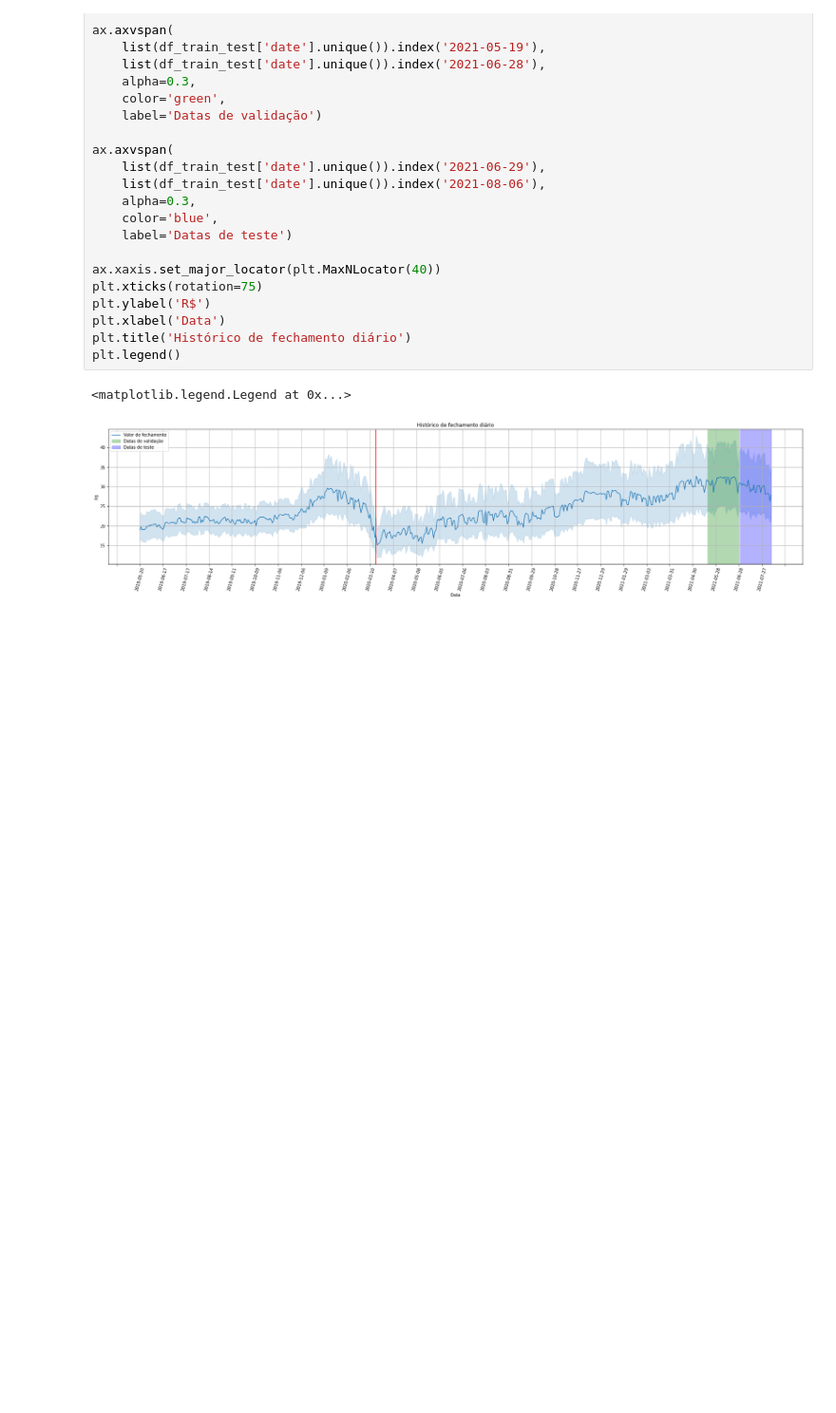
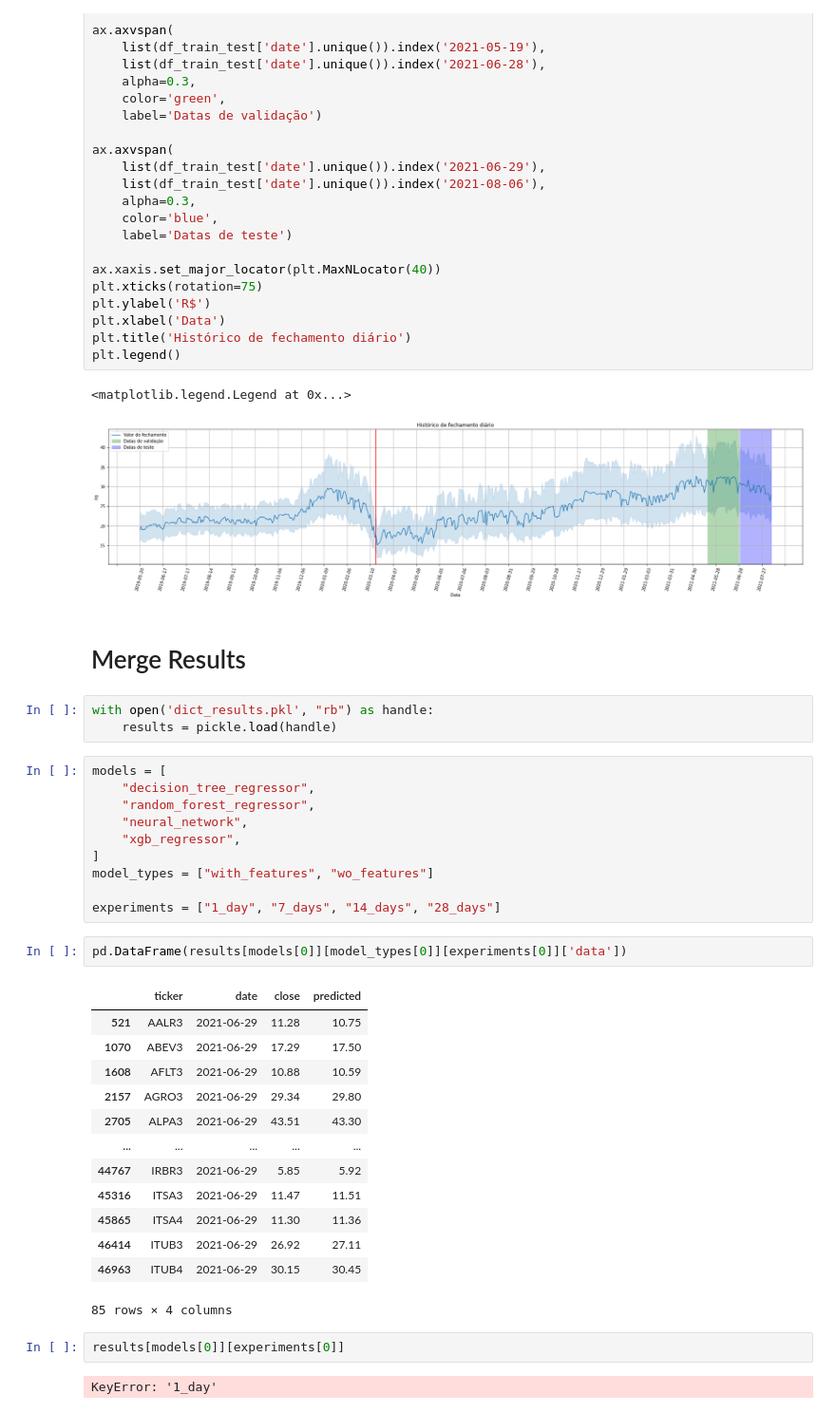
Before and after one commit to brunno-oliveira/b3-invest, a Jupyter notebook: notebook/plot_graphs.ipynb, the cells around one changed output. Shown at 95% size. Cells and saved outputs as stored; diff of their text form; blank space fills up the shorter version.

Commit message:
consolidacao dos experimento finais

```diff
--- a/notebook/plot_graphs.ipynb
+++ b/notebook/plot_graphs.ipynb
@@ -130,3 +131,38 @@ plt.legend()
 # %% [output]
 <matplotlib.legend.Legend at 0x...>
 [figure]
+# %% [markdown]
+# Merge Results
+# %%
+with open('dict_results.pkl', "rb") as handle:
+    results = pickle.load(handle)
+# %%
+models = [
+    "decision_tree_regressor",
+    "random_forest_regressor",
+    "neural_network",
+    "xgb_regressor",
+]
+model_types = ["with_features", "wo_features"]
+
+experiments = ["1_day", "7_days", "14_days", "28_days"]
+# %%
+pd.DataFrame(results[models[0]][model_types[0]][experiments[0]]['data'])
+# %% [output]
+|  | ticker | date | close | predicted |
+| 521 | AALR3 | 2021-06-29 | 11.28 | 10.75 |
+| 1070 | ABEV3 | 2021-06-29 | 17.29 | 17.50 |
+| 1608 | AFLT3 | 2021-06-29 | 10.88 | 10.59 |
+| 2157 | AGRO3 | 2021-06-29 | 29.34 | 29.80 |
+| 2705 | ALPA3 | 2021-06-29 | 43.51 | 43.30 |
+| ... | ... | ... | ... | ... |
+| 44767 | IRBR3 | 2021-06-29 | 5.85 | 5.92 |
+| 45316 | ITSA3 | 2021-06-29 | 11.47 | 11.51 |
+| 45865 | ITSA4 | 2021-06-29 | 11.30 | 11.36 |
+| 46414 | ITUB3 | 2021-06-29 | 26.92 | 27.11 |
+| 46963 | ITUB4 | 2021-06-29 | 30.15 | 30.45 |
+85 rows × 4 columns
+# %%
+results[models[0]][experiments[0]]
+# %% [output]
+KeyError: '1_day'
```
Also changed, not shown: parts of 1 cell of this notebook, 5 other files.
